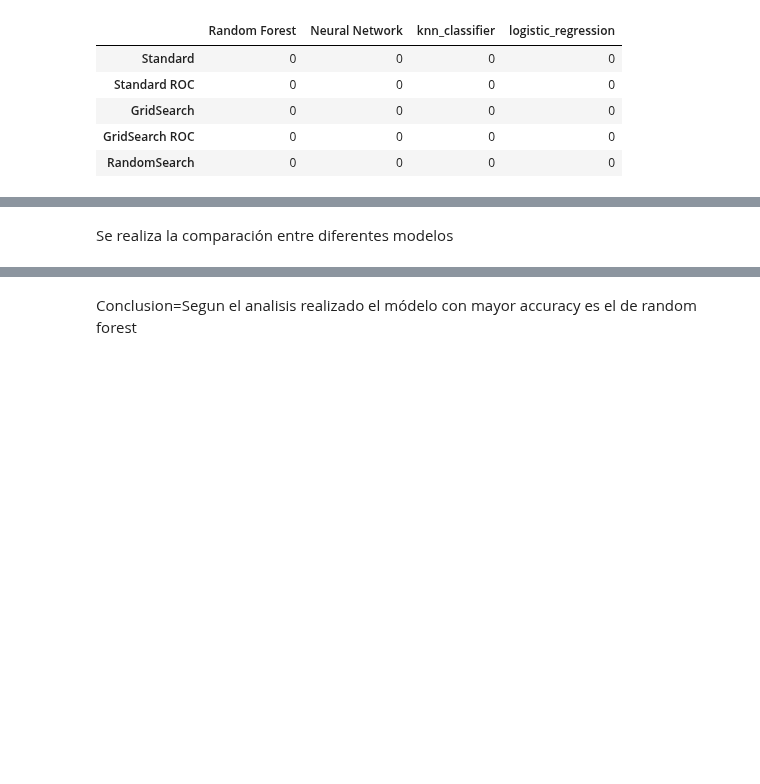
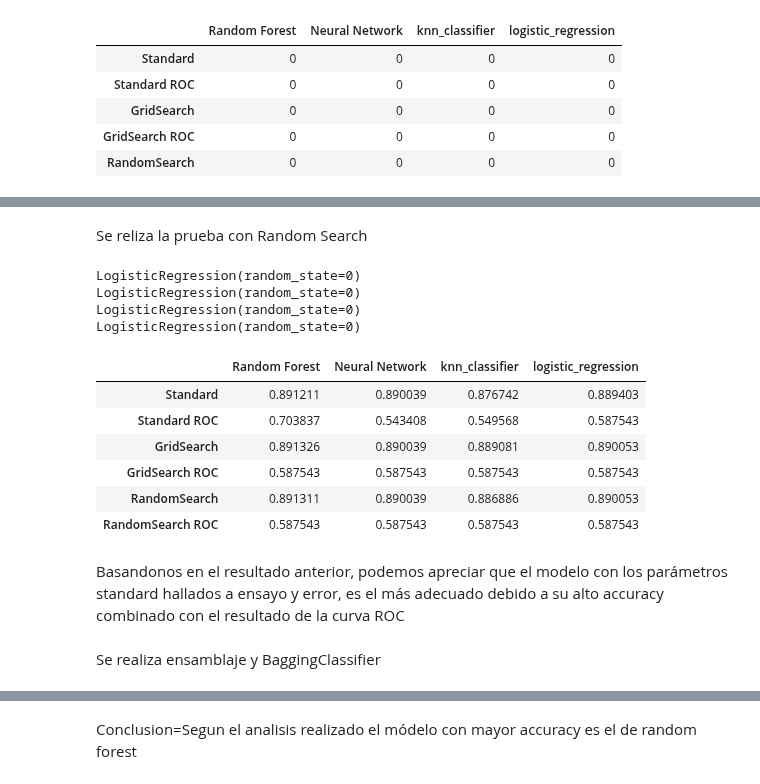
Before and after one commit to lesarmiento37/coder-proyecto, a Jupyter notebook: Practico_final_primer_entrega.ipynb, the cells around one changed output, grey strips where cells are left out. Drawn from its saved outputs; the diff is of its cells as text; code cells hidden in the pictures; blank space fills up the shorter version.

Commit message:
Se añade bagging

```diff
--- a/Practico_final_primer_entrega.ipynb
+++ b/Practico_final_primer_entrega.ipynb
@@ -714,22 +713,36 @@ resul.head(10)
+# %% [markdown]
+Se reliza la prueba con Random Search
 # %%
 #RANDOM SEARCH
 
 from scipy.stats import randint as sp_randint
 from sklearn.model_selection import RandomizedSearchCV
 col = 0
 for ind in range(0,len(models)):
     cv = RepeatedStratifiedKFold(n_splits=4, n_repeats=2,
                                  random_state=1)
-    n_iter_search = 3
+    n_iter_search = 2
     random_search = RandomizedSearchCV(models[col],
     param_distributions=grids[col],n_iter=n_iter_search, cv=cv)
     random_search.fit(X_train_np,y_train_np)
     resul.iloc[4,col] = random_search.score(X_test_np,y_test_np)
-    class_probabilities = model.predict_proba(X_test_np)
-    preds = class_probabilities[:, 1]
-    fpr, tpr, threshold = roc_curve(y_test_np, preds)
-    roc_auc = auc(fpr, tpr)
-    resul.iloc[5,col] = roc_auc
+    class_probabilities3 = model.predict_proba(X_test_np)
+    preds3 = class_probabilities3[:, 1]
+    fpr3, tpr3, threshold3 = roc_curve(y_test_np, preds3)
+    roc_auc3 = auc(fpr3, tpr3)
+    resul.iloc[5,col] = roc_auc3
     col += 1
 
 resul.head(10)
+# %% [output]
+LogisticRegression(random_state=0)
+LogisticRegression(random_state=0)
+LogisticRegression(random_state=0)
+LogisticRegression(random_state=0)
+|  | Random Forest | Neural Network | knn_classifier | logistic_regression |
+| Standard | 0.891211 | 0.890039 | 0.876742 | 0.889403 |
+| Standard ROC | 0.703837 | 0.543408 | 0.549568 | 0.587543 |
+| GridSearch | 0.891326 | 0.890039 | 0.889081 | 0.890053 |
+| GridSearch ROC | 0.587543 | 0.587543 | 0.587543 | 0.587543 |
+| RandomSearch | 0.891311 | 0.890039 | 0.886886 | 0.890053 |
+| RandomSearch ROC | 0.587543 | 0.587543 | 0.587543 | 0.587543 |
@@ -750,2 +748,0 @@ result['resultado']=resultado
-# %% [markdown]
-Se realiza la comparación entre diferentes modelos
@@ -753,0 +749,4 @@ result.sort_values('resultado')
+# %% [markdown]
+Basandonos en el resultado anterior, podemos apreciar que el modelo con los parámetros standard hallados a ensayo y error, es el más adecuado debido a su alto accuracy combinado con el resultado de la curva ROC
+# %% [markdown]
+Se realiza ensamblaje y BaggingClassifier
```
Also changed, not shown: parts of 11 cells of this notebook.
